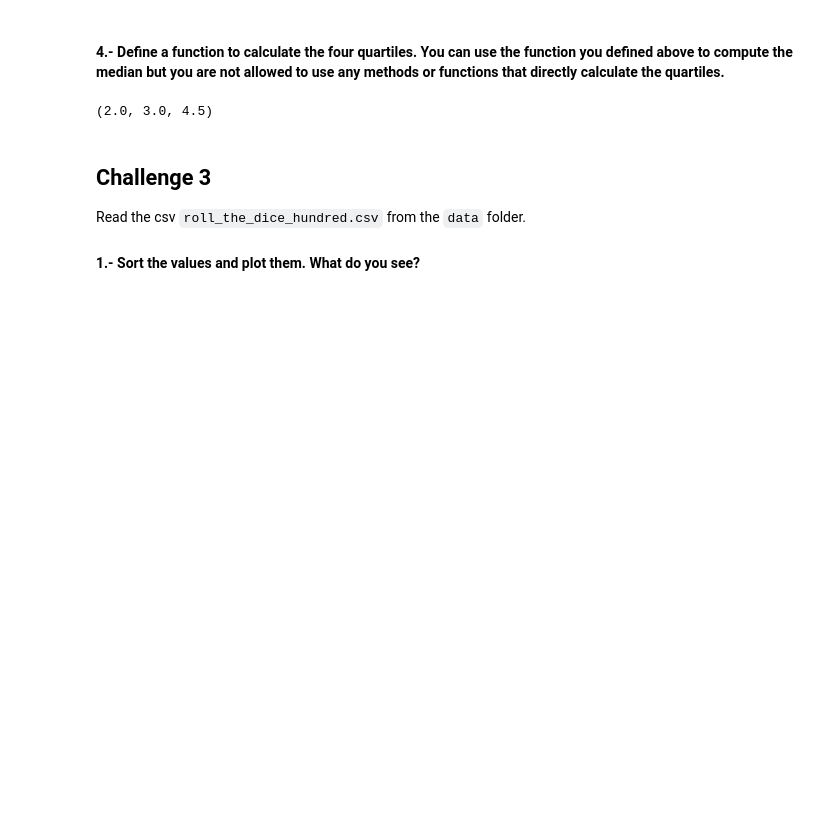
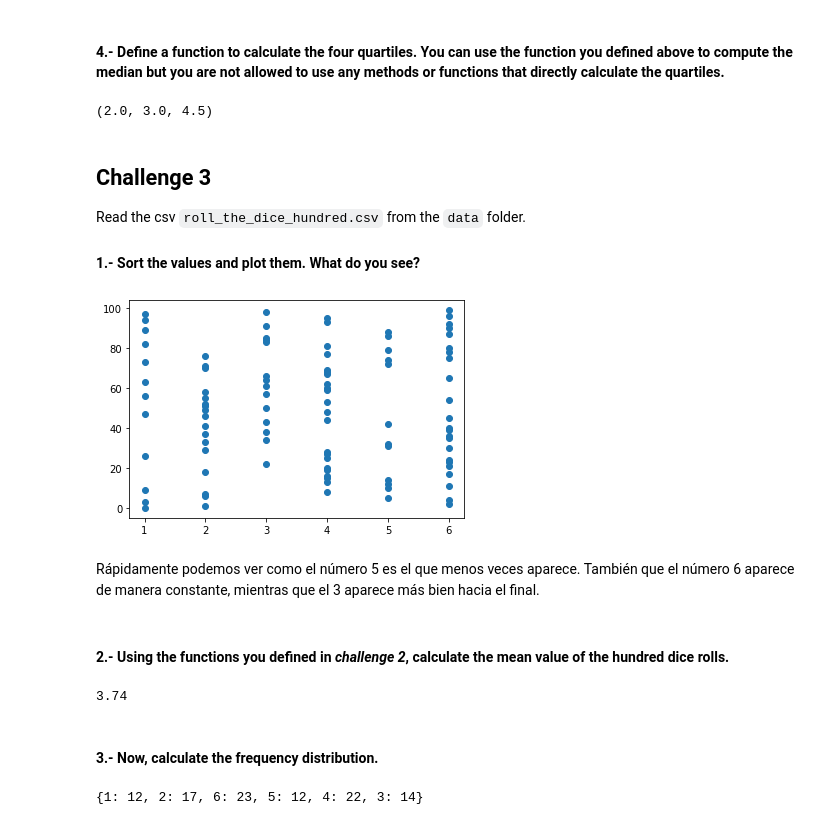
Before and after one commit to ivanrepi/dataptmad1121_labs, a Jupyter notebook: module-2/understanding-descriptive-stats/your-code/main.ipynb, the cells around one changed output. Drawn from its saved outputs; the diff is of its cells as text; code cells hidden in the pictures; blank space fills up the shorter version.

```diff
--- a/module-2/understanding-descriptive-stats/your-code/main.ipynb
+++ b/module-2/understanding-descriptive-stats/your-code/main.ipynb
@@ -125,0 +126,21 @@ Read the csv `roll_the_dice_hundred.csv` from the `data` folder.
+# %%
+df2=pd.read_csv('../data/roll_the_dice_hundred.csv')
+plt.plot(df2['value'],df2['roll'],'o');
+# %% [output]
+[figure, added]
+# %% [markdown]
+Rápidamente podemos ver como el número 5 es el que menos veces aparece.
+También que el número 6 aparece de manera constante, mientras que el 3 aparece más bien hacia el final.
+# %% [markdown]
+#### 2.- Using the functions you defined in *challenge 2*, calculate the mean value of the hundred dice rolls.
+# %%
+mean(list(df2['value']))
+# %% [output]
+3.74
+# %% [markdown]
+#### 3.- Now, calculate the frequency distribution.
+# %%
+df2_freq=freq_dist(list(df2['value']))
+df2_freq
+# %% [output]
+{1: 12, 2: 17, 6: 23, 5: 12, 4: 22, 3: 14}
```
Also changed, not shown: parts of 67 cells of this notebook.
